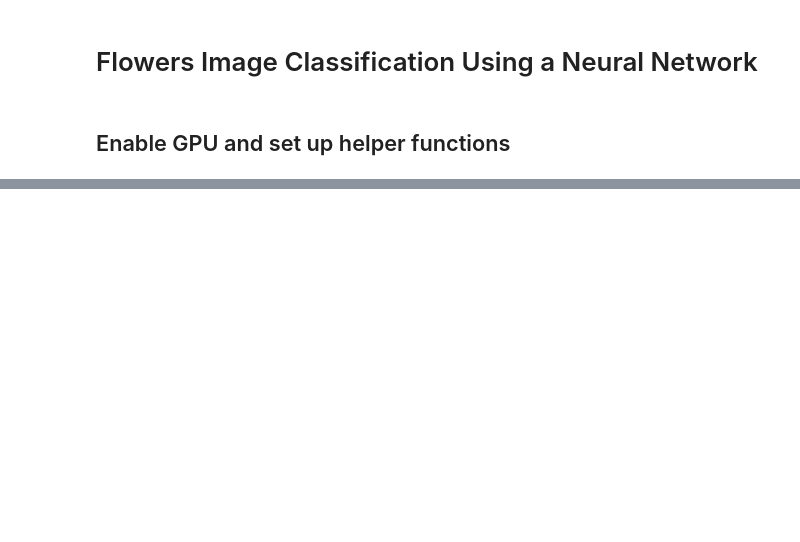
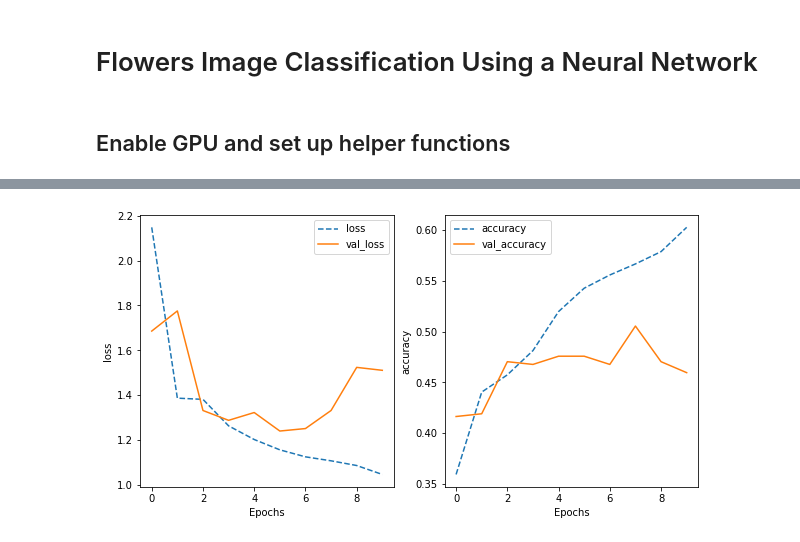
Before and after one commit to antounes/cv, a Jupyter notebook: 02b_neural_network.ipynb, the cells around one changed output, grey strips where cells are left out. Drawn from its saved outputs; the diff is of its cells as text; code cells hidden in the pictures; blank space fills up the shorter version.

```diff
--- a/02b_neural_network.ipynb
+++ b/02b_neural_network.ipynb
@@ -18,0 +145,37 @@ def
+# %%
+# parametrise to the values in the previous cell
+
+def train_and_evaluate(batch_size=32,
+                       lrate=0.001, # default learning rate in Adam constructor
+                       l1=0,
+                       l2=0,
+                       num_hidden=128):
+  regularizer = tf.keras.regularizers.l1_l2(l1, l2)
+
+  train_dataset = tf.data.TextLineDataset(
+      'gs://practical-ml-vision-book/flowers_5_jpeg/flower_photos/train_set.csv'
+  ).map(decode_csv).batch(batch_size)
+
+  eval_dataset = tf.data.TextLineDataset(
+      'gs://practical-ml-vision-book/flowers_5_jpeg/flower_photos/eval_set.csv'
+  ).map(decode_csv).batch(batch_size)
+
+  # Neural network with one hidden layer
+  model = tf.keras.Sequential([
+            tf.keras.layers.Flatten(input_shape=(IMG_HEIGHT, IMG_WIDTH, IMG_CHANNELS)),
+            tf.keras.layers.Dense(units=num_hidden, kernel_regularizer=regularizer, activation='relu'),
+            tf.keras.layers.Dense(units=len(CLASS_NAMES),
+                                  kernel_regularizer=regularizer,
+                                  activation='softmax')
+  ])
+  model.compile(optimizer=tf.keras.optimizers.Adam(learning_rate=lrate),
+                loss=tf.keras.losses.SparseCategoricalCrossentropy(from_logits=False),
+                metrics=['accuracy'])
+
+  history = model.fit(train_dataset, validation_data=eval_dataset, epochs=10)
+  training_plot(['loss', 'accuracy'], history)
+
+  return model
+# %%
+model = train_and_evaluate(batch_size=32, lrate=0.0001, l1=0, l2=0, num_hidden=128)
+# %% [output]
@@ -18,0 +202 @@ def
+[figure, added]
```
Also changed, not shown: parts of 13 cells of this notebook.
